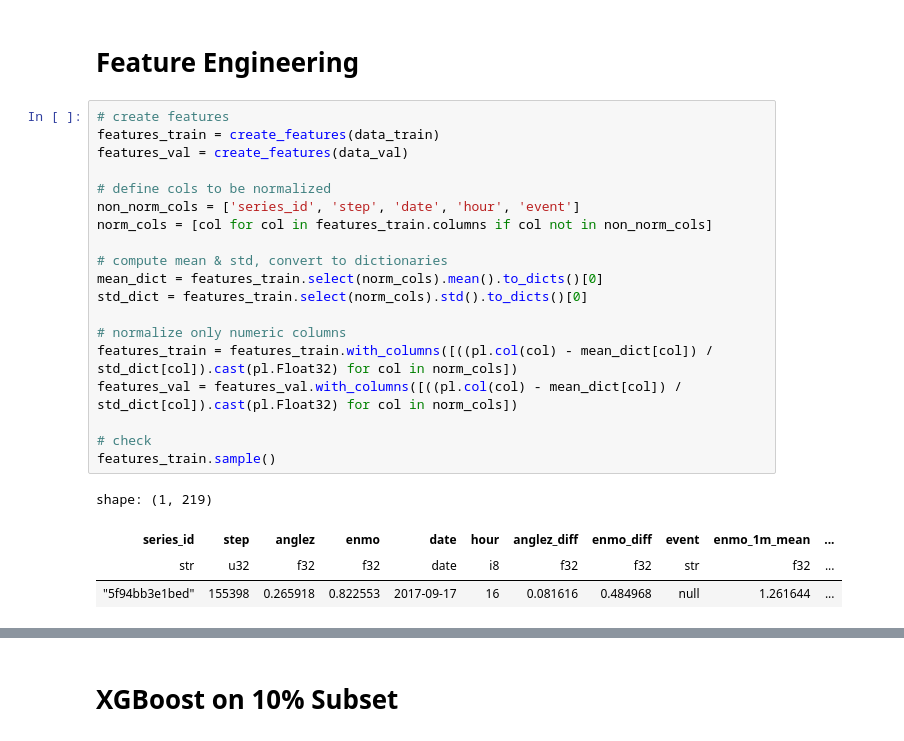
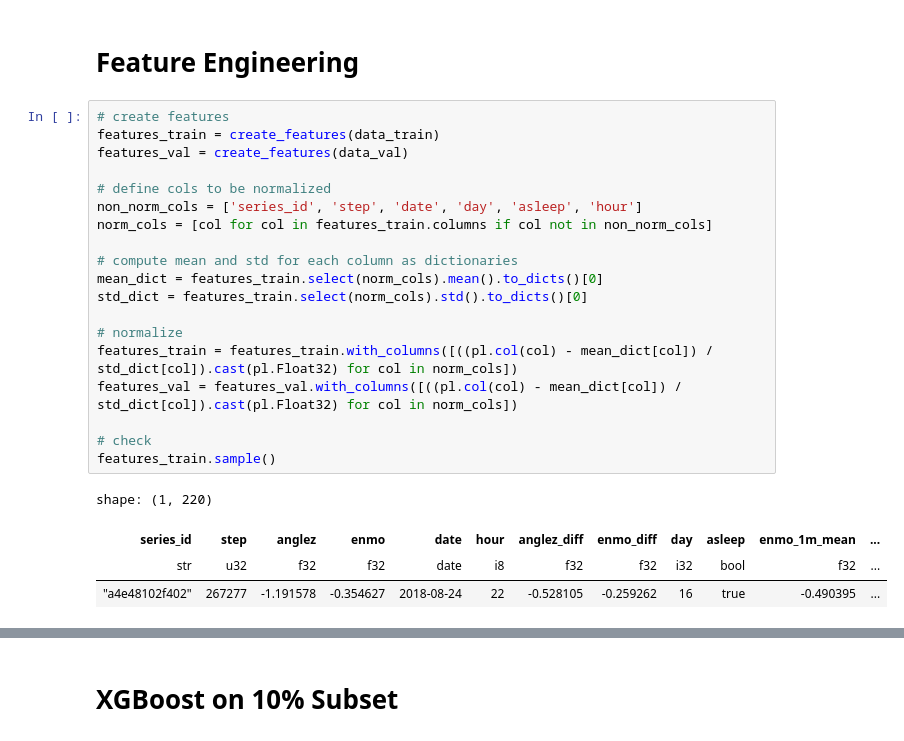
Before and after one commit to heefjones/detect_sleep_states, a Jupyter notebook: preds.ipynb, the cells around one changed output, grey strips where cells are left out. Saved outputs shown, nothing was run; the diff lists cells and outputs as text.

```diff
--- a/preds.ipynb
+++ b/preds.ipynb
@@ -44,24 +44,24 @@ Val data series_ids: 6
 # %%
 # create features
 features_train = create_features(data_train)
 features_val = create_features(data_val)
 
 # define cols to be normalized
-non_norm_cols = ['series_id', 'step', 'date', 'hour', 'event']
+non_norm_cols = ['series_id', 'step', 'date', 'day', 'asleep', 'hour']
 norm_cols = [col for col in features_train.columns if col not in non_norm_cols]
 
-# compute mean & std, convert to dictionaries
+# compute mean and std for each column as dictionaries
 mean_dict = features_train.select(norm_cols).mean().to_dicts()[0]
 std_dict = features_train.select(norm_cols).std().to_dicts()[0]
 
-# normalize only numeric columns
+# normalize
 features_train = features_train.with_columns([((pl.col(col) - mean_dict[col]) / std_dict[col]).cast(pl.Float32) for col in norm_cols])
 features_val = features_val.with_columns([((pl.col(col) - mean_dict[col]) / std_dict[col]).cast(pl.Float32) for col in norm_cols])
 
 # check
 features_train.sample()
 # %% [output]
-shape: (1, 219)
+shape: (1, 220)
-| series_id | step | anglez | enmo | date | hour | anglez_diff | enmo_diff | event | enmo_1m_mean | ... |
-| str | u32 | f32 | f32 | date | i8 | f32 | f32 | str | f32 | ... |
-| "5f94bb3e1bed" | 155398 | 0.265918 | 0.822553 | 2017-09-17 | 16 | 0.081616 | 0.484968 | null | 1.261644 | ... |
+| series_id | step | anglez | enmo | date | hour | anglez_diff | enmo_diff | day | asleep | enmo_1m_mean | ... |
+| str | u32 | f32 | f32 | date | i8 | f32 | f32 | i32 | bool | f32 | ... |
+| "a4e48102f402" | 267277 | -1.191578 | -0.354627 | 2018-08-24 | 22 | -0.528105 | -0.259262 | 16 | true | -0.490395 | ... |
```
Also changed, not shown: parts of 12 cells of this notebook, 2 other files.
